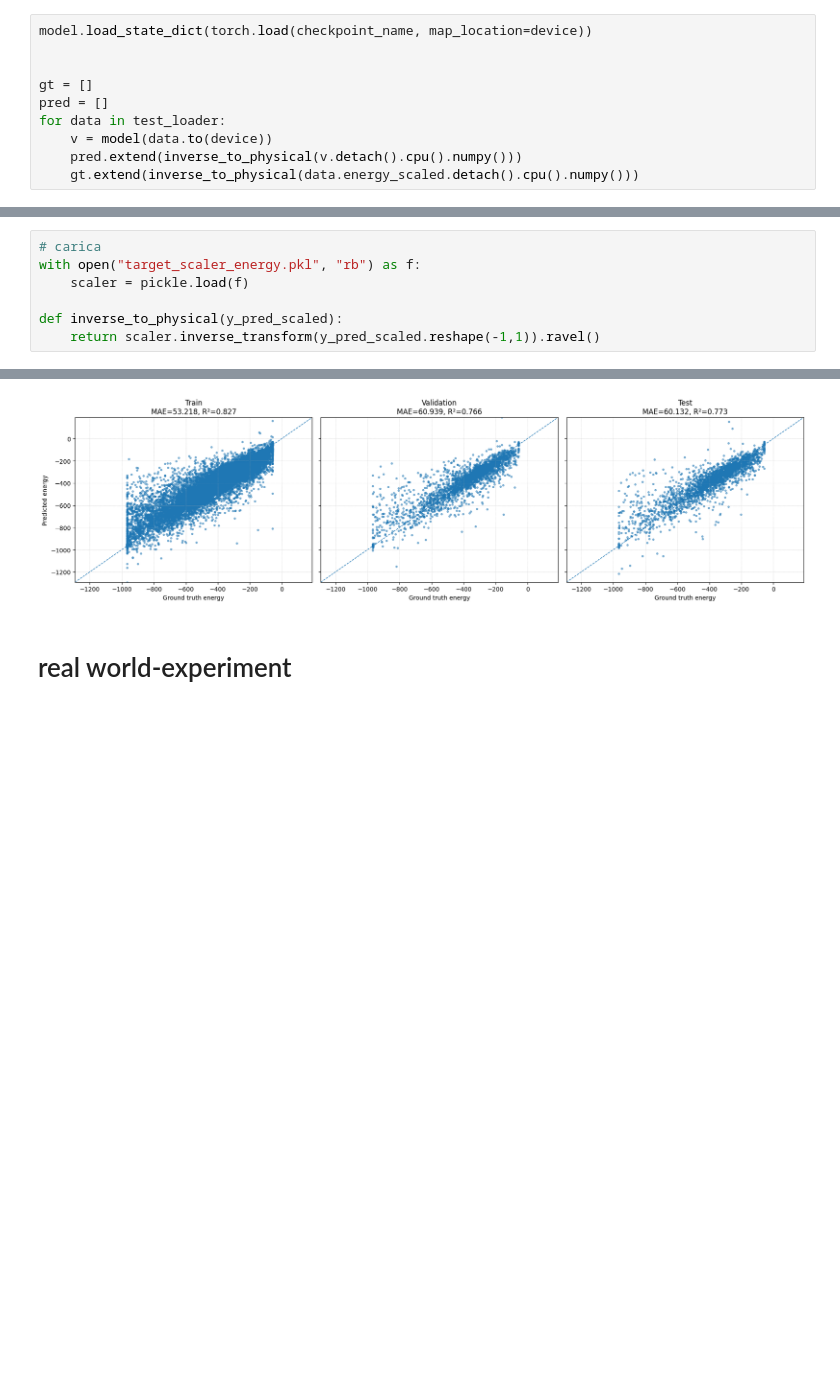
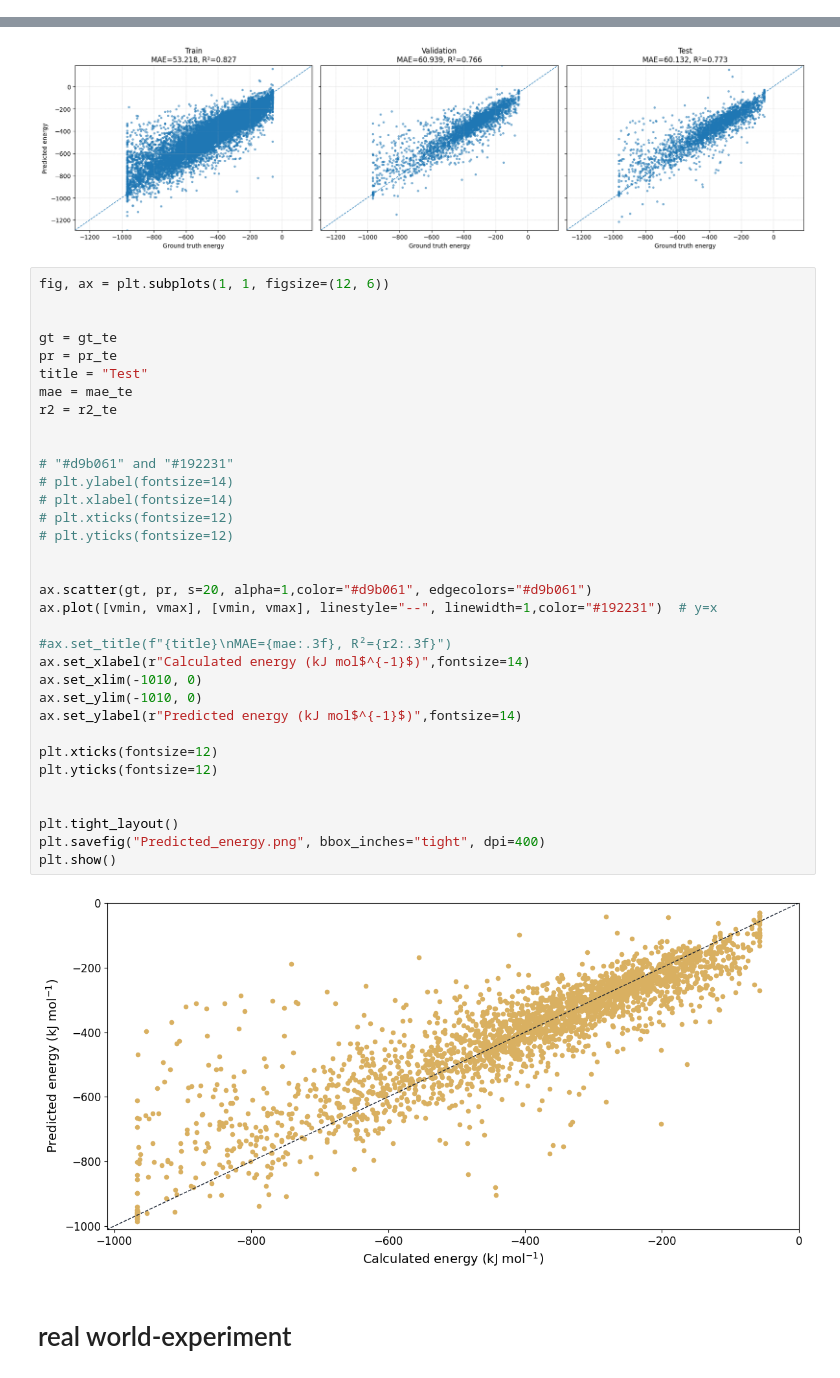
Before and after one commit to bafgreat/fairmofsyncondition, a Jupyter notebook: ML/Pipeline_energy.ipynb, the cells around one changed output, grey strips where cells are left out. Saved outputs shown, nothing was run; the diff lists cells and outputs as text; blank space fills up the shorter version.

Commit message:
upload energy model

```diff
--- a/ML/Pipeline_energy.ipynb
+++ b/ML/Pipeline_energy.ipynb
@@ -435,10 +0,0 @@ for seed in number_of_runs:
-# %%
-model.load_state_dict(torch.load(checkpoint_name, map_location=device))
-
-
-gt = []
-pred = []
-for data in test_loader:
-    v = model(data.to(device))
-    pred.extend(inverse_to_physical(v.detach().cpu().numpy()))
-    gt.extend(inverse_to_physical(data.energy_scaled.detach().cpu().numpy()))
@@ -447,10 +1,3 @@ checkpoint_name
-# %%
-# carica
-with open("target_scaler_energy.pkl", "rb") as f:
-    scaler = pickle.load(f)
-
-def inverse_to_physical(y_pred_scaled):
-    return scaler.inverse_transform(y_pred_scaled.reshape(-1,1)).ravel()
 # %% [markdown]
 # gnn_energy_regression.py
 # %%
@@ -919,6 +469,42 @@ plt.tight_layout()
 plt.show()
 # %% [output]
 [figure]
+# %%
+fig, ax = plt.subplots(1, 1, figsize=(12, 6))
+
+
+gt = gt_te
+pr = pr_te
+title = "Test"
+mae = mae_te
+r2 = r2_te
+
+
+# "#d9b061" and "#192231"
+# plt.ylabel(fontsize=14)
+# plt.xlabel(fontsize=14)
+# plt.xticks(fontsize=12)
+# plt.yticks(fontsize=12)
+
+
+ax.scatter(gt, pr, s=20, alpha=1,color="#d9b061", edgecolors="#d9b061")
+ax.plot([vmin, vmax], [vmin, vmax], linestyle="--", linewidth=1,color="#192231")  # y=x
+
+#ax.set_title(f"{title}\nMAE={mae:.3f}, R²={r2:.3f}")
+ax.set_xlabel(r"Calculated energy (kJ mol$^{-1}$)",fontsize=14)
+ax.set_xlim(-1010, 0)
+ax.set_ylim(-1010, 0)
+ax.set_ylabel(r"Predicted energy (kJ mol$^{-1}$)",fontsize=14)
+
+plt.xticks(fontsize=12)
+plt.yticks(fontsize=12)
+
+
+plt.tight_layout()
+plt.savefig("Predicted_energy.png", bbox_inches="tight", dpi=400)
+plt.show()
+# %% [output]
+[figure, added]
 # %% [markdown]
 # real world-experiment
 # %%
```
Also changed, not shown: parts of 17 cells of this notebook, 7 other files.
